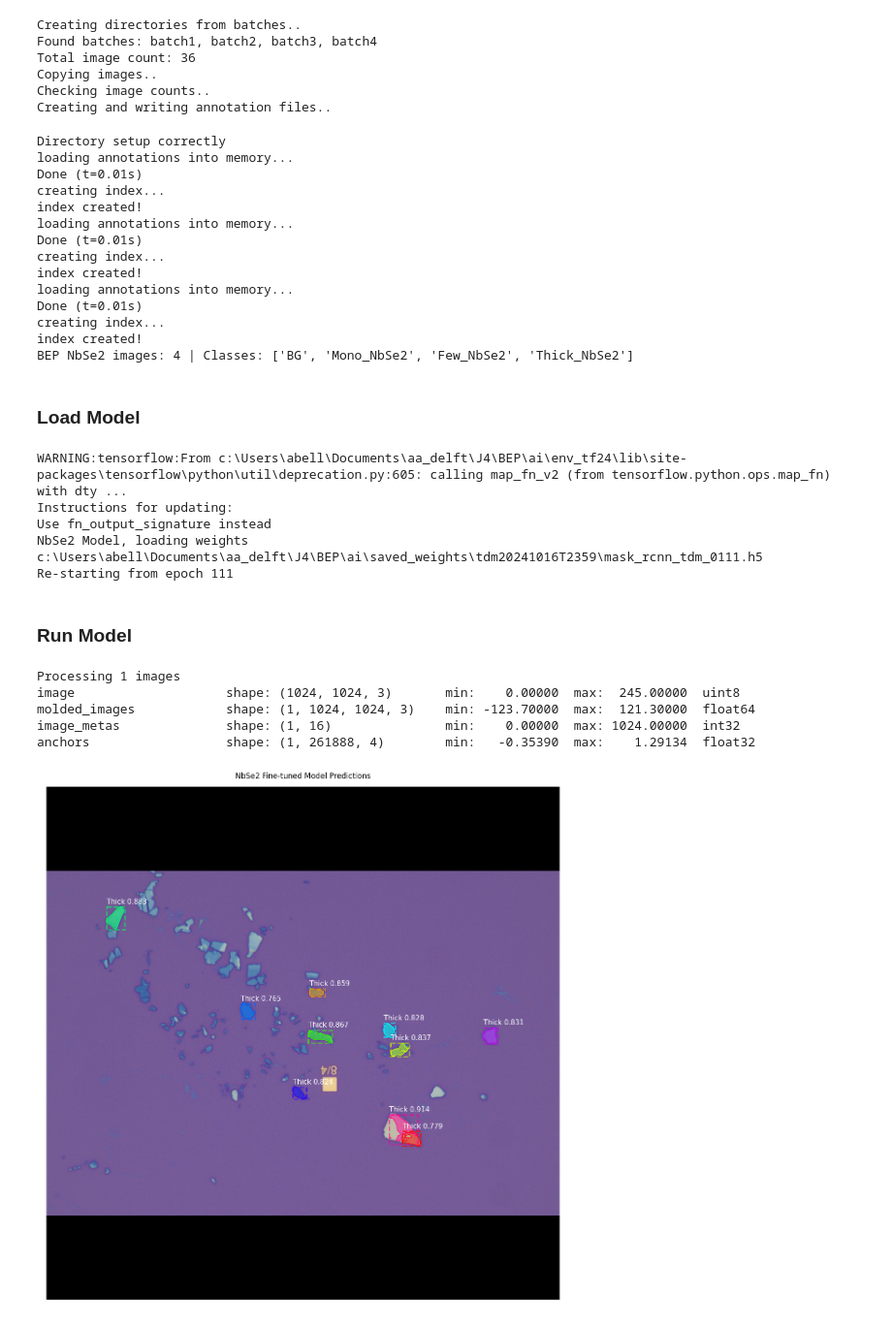
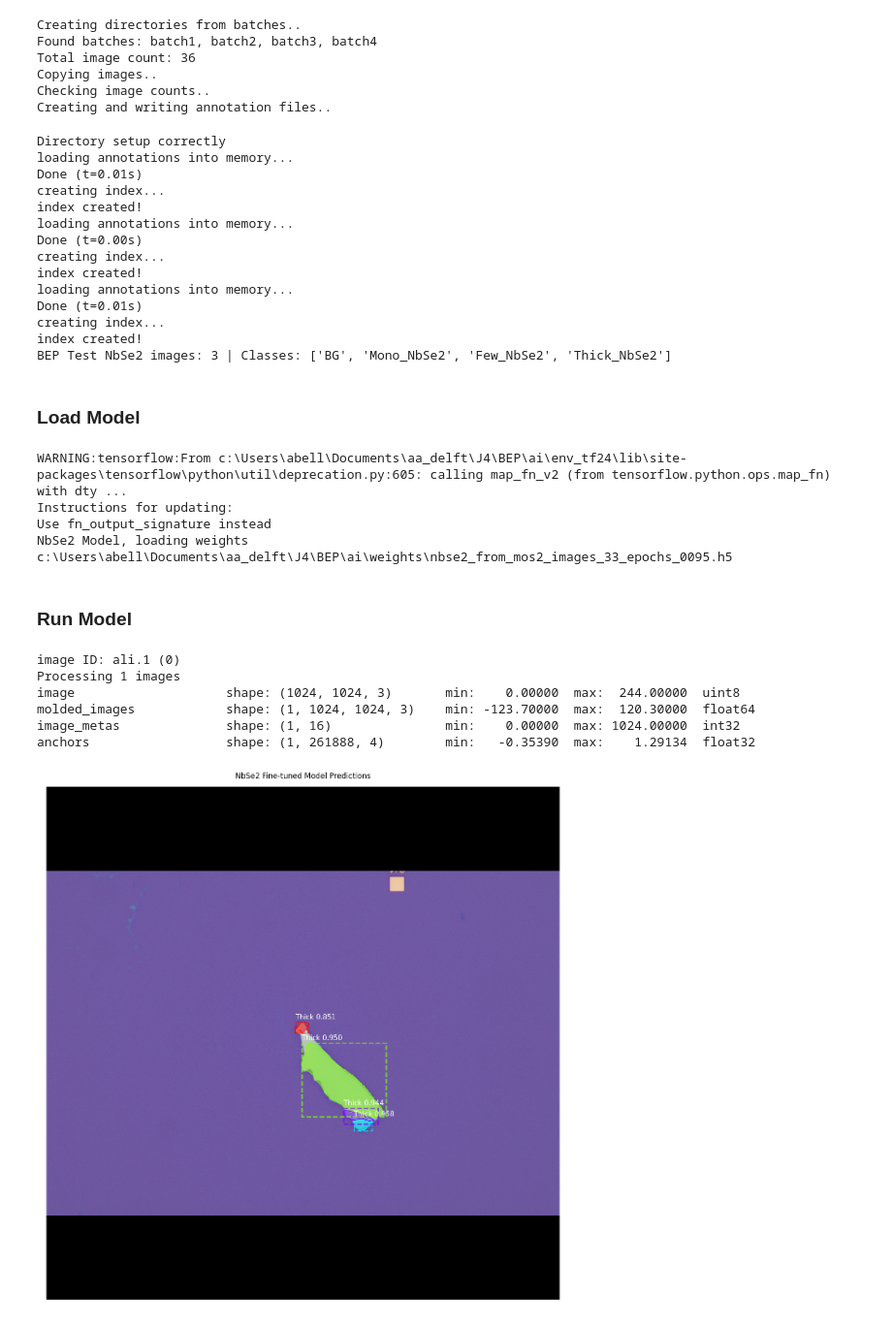
Before and after one commit to gtgottlieb/tdmms_DL, a Jupyter notebook: inspect_model.ipynb, the cells around one changed output. Shown at 97% size. Drawn from its saved outputs; the diff is of its cells as text; code cells hidden in the pictures.

```diff
--- a/inspect_model.ipynb
+++ b/inspect_model.ipynb
@@ -58,14 +58,14 @@ Creating and writing annotation files..
 # %%
 utils.check_dir_setup(ROOT_DIR, (0.8, 0.1, 0.1))
 
-_, bep_val, _ = utils.load_train_val_datasets(ROOT_DIR)
+_, _, test = utils.load_train_val_datasets(ROOT_DIR)
 
 # from bep_data_class import bepDataset
 # bep_val = bepDataset()
 # bep_val.load_dir(os.path.join(ROOT_DIR, 'data'), 'val', reload_annotations=True)
 # bep_val.prepare()
 
-print("BEP NbSe2 images: {} | Classes: {}".format(len(bep_val.image_ids),bep_val.class_names))
+print("BEP Test NbSe2 images: {} | Classes: {}".format(len(test.image_ids), test.class_names))
 # %% [output]
 Directory setup correctly
 loading annotations into memory...
@@ -73,18 +73,18 @@ Done (t=0.01s)
 creating index...
 index created!
 loading annotations into memory...
-Done (t=0.01s)
+Done (t=0.00s)
 creating index...
 index created!
 loading annotations into memory...
 Done (t=0.01s)
 creating index...
 index created!
-BEP NbSe2 images: 4 | Classes: ['BG', 'Mono_NbSe2', 'Few_NbSe2', 'Thick_NbSe2']
+BEP Test NbSe2 images: 3 | Classes: ['BG', 'Mono_NbSe2', 'Few_NbSe2', 'Thick_NbSe2']
 # %% [markdown]
 ### **Load Model**
 # %%
-BEP_MODEL_PATH = os.path.join(ROOT_DIR, 'saved_weights', 'tdm20241016T2359', 'mask_rcnn_tdm_0111.h5')
+BEP_MODEL_PATH = os.path.join(ROOT_DIR, 'weights', 'nbse2_from_mos2_images_33_epochs_0095.h5')
 model_NbSe2 = modellib.MaskRCNN(mode="inference", model_dir=LOGS_DIR, config=config, name='NbSe2 Fine-tuned Model')
 print("NbSe2 Model, loading weights {}".format(BEP_MODEL_PATH))
 model_NbSe2.load_weights(BEP_MODEL_PATH, by_name=True)
@@ -92,21 +92,19 @@ model_NbSe2.load_weights(BEP_MODEL_PATH, by_name=True)
 WARNING:tensorflow:From c:\Users\abell\Documents\aa_delft\J4\BEP\ai\env_tf24\lib\site-packages\tensorflow\python\util\deprecation.py:605: calling map_fn_v2 (from tensorflow.python.ops.map_fn) with dty ...
 Instructions for updating:
 Use fn_output_signature instead
-NbSe2 Model, loading weights c:\Users\abell\Documents\aa_delft\J4\BEP\ai\saved_weights\tdm20241016T2359\mask_rcnn_tdm_0111.h5
-Re-starting from epoch 111
+NbSe2 Model, loading weights c:\Users\abell\Documents\aa_delft\J4\BEP\ai\weights\nbse2_from_mos2_images_33_epochs_0095.h5
 # %% [markdown]
 ### **Run Model**
 # %%
 run_model = utils.runModel(model_NbSe2, config)
-# %%
-# run_model.run(image_idx=3, dataset=bep_val)
-# run_model.gt()
-
-run_model.run_from_path(os.path.join(ROOT_DIR, 'data', 'images', 'batch4', '67_sio2_NbSe2_Exfoliation_C5-84_f4_img.png'))
-# %% [output]
-Processing 1 images
-image                    shape: (1024, 1024, 3)       min:    0.00000  max:  245.00000  uint8
-molded_images            shape: (1, 1024, 1024, 3)    min: -123.70000  max:  121.30000  float64
-image_metas              shape: (1, 16)               min:    0.00000  max: 1024.00000  int32
-anchors                  shape: (1, 261888, 4)        min:   -0.35390  max:    1.29134  float32
-[figure, removed]
+# %%
+run_model.run(image_idx=0, dataset=test)
+run_model.gt()
+# %% [output]
+image ID: ali.1 (0)
+Processing 1 images
+image                    shape: (1024, 1024, 3)       min:    0.00000  max:  244.00000  uint8
+molded_images            shape: (1, 1024, 1024, 3)    min: -123.70000  max:  120.30000  float64
+image_metas              shape: (1, 16)               min:    0.00000  max: 1024.00000  int32
+anchors                  shape: (1, 261888, 4)        min:   -0.35390  max:    1.29134  float32
+[figure, added]
```
Also changed, not shown: parts of 1 cell of this notebook, 2 other files.
